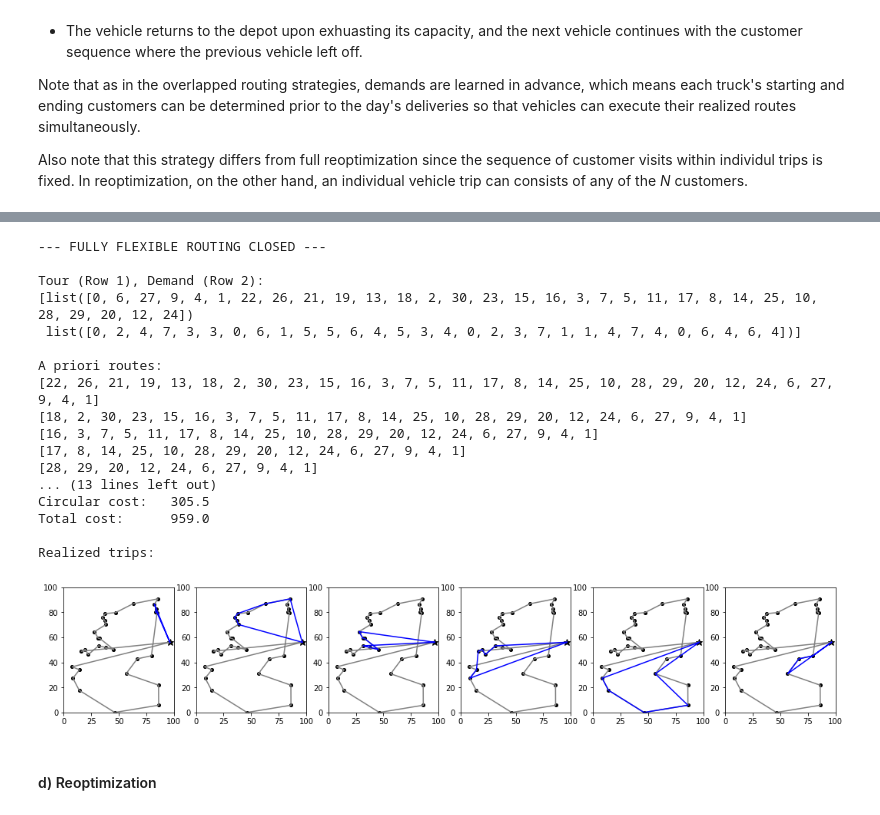
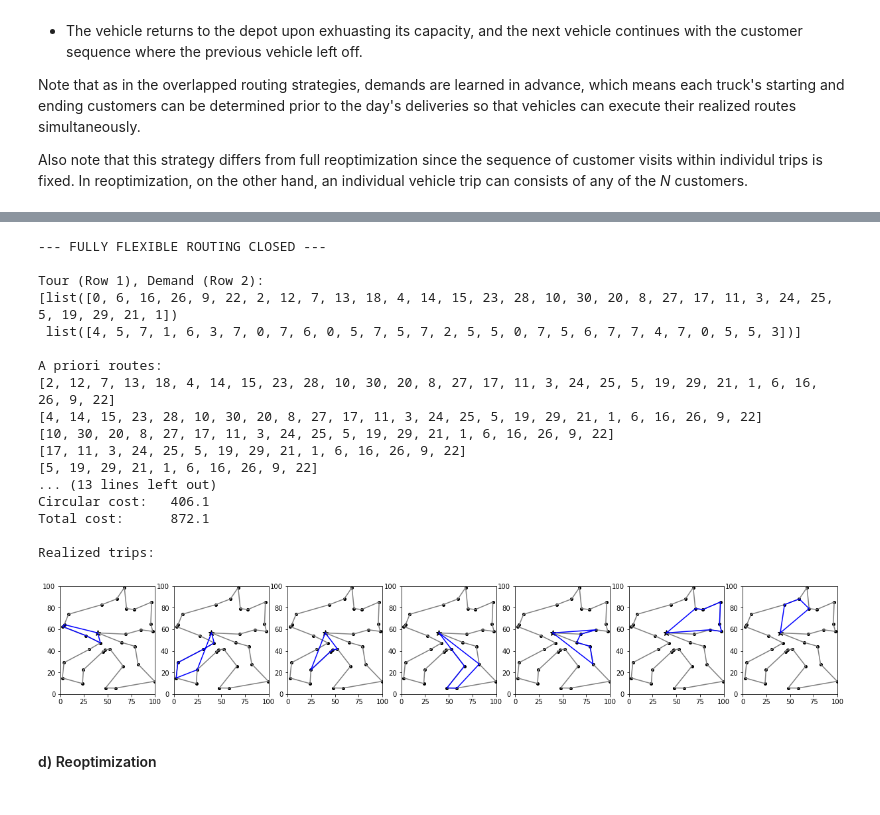
Before and after one commit to kledvina/flexible-routing, a Jupyter notebook: routing_with_closed_chain.ipynb, the cells around one changed output, grey strips where cells are left out. Saved outputs shown, nothing was run; the diff lists cells and outputs as text; code cells hidden in the pictures.

```diff
--- a/routing_with_closed_chain.ipynb
+++ b/routing_with_closed_chain.ipynb
@@ -674,6 +674,7 @@ print()
 print('TSP Tour:')
 #plot_instance(inst, showTour=True, showLabels=True)
 plot_instance(inst, showTour=True, showLabels=True)
+inst_copy = deepcopy(inst)
 # %% [output]
 --- INSTANCE SUMMARY ---
 Number of customers:     30
@@ -886,39 +893,40 @@ Realized trips:
 # %%
+inst = deepcopy(inst_copy)
 print('--- FULLY FLEXIBLE ROUTING CLOSED ---')
 primary_routes = get_primary_routes(inst, route_size)
 extended_routes = get_extended_routes(inst, route_size, inst.size)
 segments = implement_k_overlapped_alg_closed(inst,primary_routes,extended_routes,capacity,route_size,inst.size)
 combined = np.array([inst.tour, [inst.demands[c] for c in inst.tour[1:]]])
 print('\nTour (Row 1), Demand (Row 2):')
 print(combined)
 print('\nA priori routes:', *extended_routes, sep="\n")
 print('\nRealized trips:', *segments, sep="\n")
 print('\nTrip count:\t', get_trip_count(segments))
 print('Radial cost:\t', np.round(sum([get_radial_cost(inst,seg) for seg in segments]), 1))
 print('Circular cost:\t', np.round(sum([get_circular_cost(inst,seg) for seg in segments]), 1))
 print('Total cost:\t', np.round(sum([get_total_cost(inst,seg) for seg in segments]), 1))
 print()
 print('Realized trips:')
 plot_routes(inst, segments, 'blue', showTour=True)
 # %% [output]
 --- FULLY FLEXIBLE ROUTING CLOSED ---
 
 Tour (Row 1), Demand (Row 2):
-[list([0, 6, 27, 9, 4, 1, 22, 26, 21, 19, 13, 18, 2, 30, 23, 15, 16, 3, 7, 5, 11, 17, 8, 14, 25, 10, 28, 29, 20, 12, 24])
- list([0, 2, 4, 7, 3, 3, 0, 6, 1, 5, 5, 6, 4, 5, 3, 4, 0, 2, 3, 7, 1, 1, 4, 7, 4, 0, 6, 4, 6, 4])]
+[list([0, 6, 16, 26, 9, 22, 2, 12, 7, 13, 18, 4, 14, 15, 23, 28, 10, 30, 20, 8, 27, 17, 11, 3, 24, 25, 5, 19, 29, 21, 1])
+ list([4, 5, 7, 1, 6, 3, 7, 0, 7, 6, 0, 5, 7, 5, 7, 2, 5, 5, 0, 7, 5, 6, 7, 7, 4, 7, 0, 5, 5, 3])]
 
 A priori routes:
-[22, 26, 21, 19, 13, 18, 2, 30, 23, 15, 16, 3, 7, 5, 11, 17, 8, 14, 25, 10, 28, 29, 20, 12, 24, 6, 27, 9, 4, 1]
-[18, 2, 30, 23, 15, 16, 3, 7, 5, 11, 17, 8, 14, 25, 10, 28, 29, 20, 12, 24, 6, 27, 9, 4, 1]
-[16, 3, 7, 5, 11, 17, 8, 14, 25, 10, 28, 29, 20, 12, 24, 6, 27, 9, 4, 1]
-[17, 8, 14, 25, 10, 28, 29, 20, 12, 24, 6, 27, 9, 4, 1]
-[28, 29, 20, 12, 24, 6, 27, 9, 4, 1]
+[2, 12, 7, 13, 18, 4, 14, 15, 23, 28, 10, 30, 20, 8, 27, 17, 11, 3, 24, 25, 5, 19, 29, 21, 1, 6, 16, 26, 9, 22]
+[4, 14, 15, 23, 28, 10, 30, 20, 8, 27, 17, 11, 3, 24, 25, 5, 19, 29, 21, 1, 6, 16, 26, 9, 22]
+[10, 30, 20, 8, 27, 17, 11, 3, 24, 25, 5, 19, 29, 21, 1, 6, 16, 26, 9, 22]
+[17, 11, 3, 24, 25, 5, 19, 29, 21, 1, 6, 16, 26, 9, 22]
+[5, 19, 29, 21, 1, 6, 16, 26, 9, 22]
 ... (13 lines left out)
-Circular cost:   305.5
-Total cost:      959.0
+Circular cost:   406.1
+Total cost:      872.1
 
 Realized trips:
-[figure, old version]
+[figure, new version]
 # %% [markdown]
 #### d) Reoptimization
 # %%
```
Also changed, not shown: parts of 9 cells of this notebook, 1 other file.
